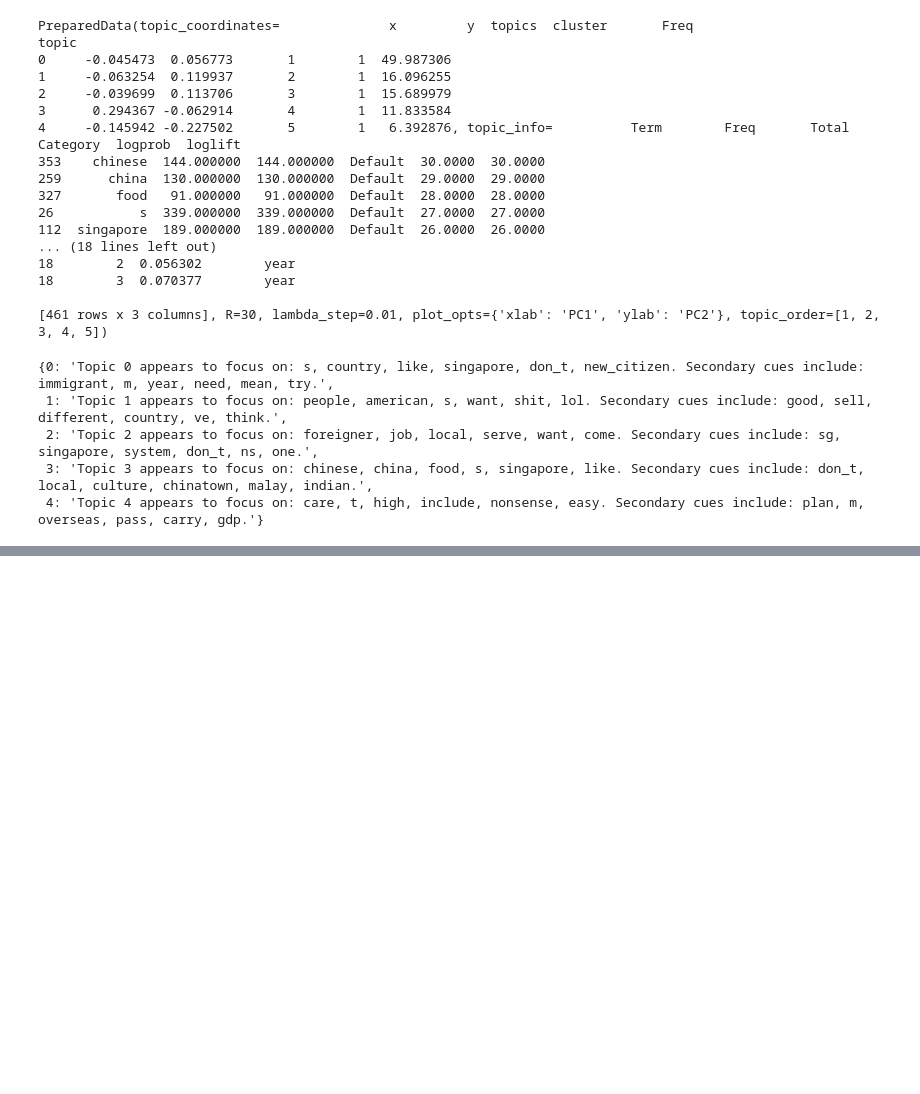
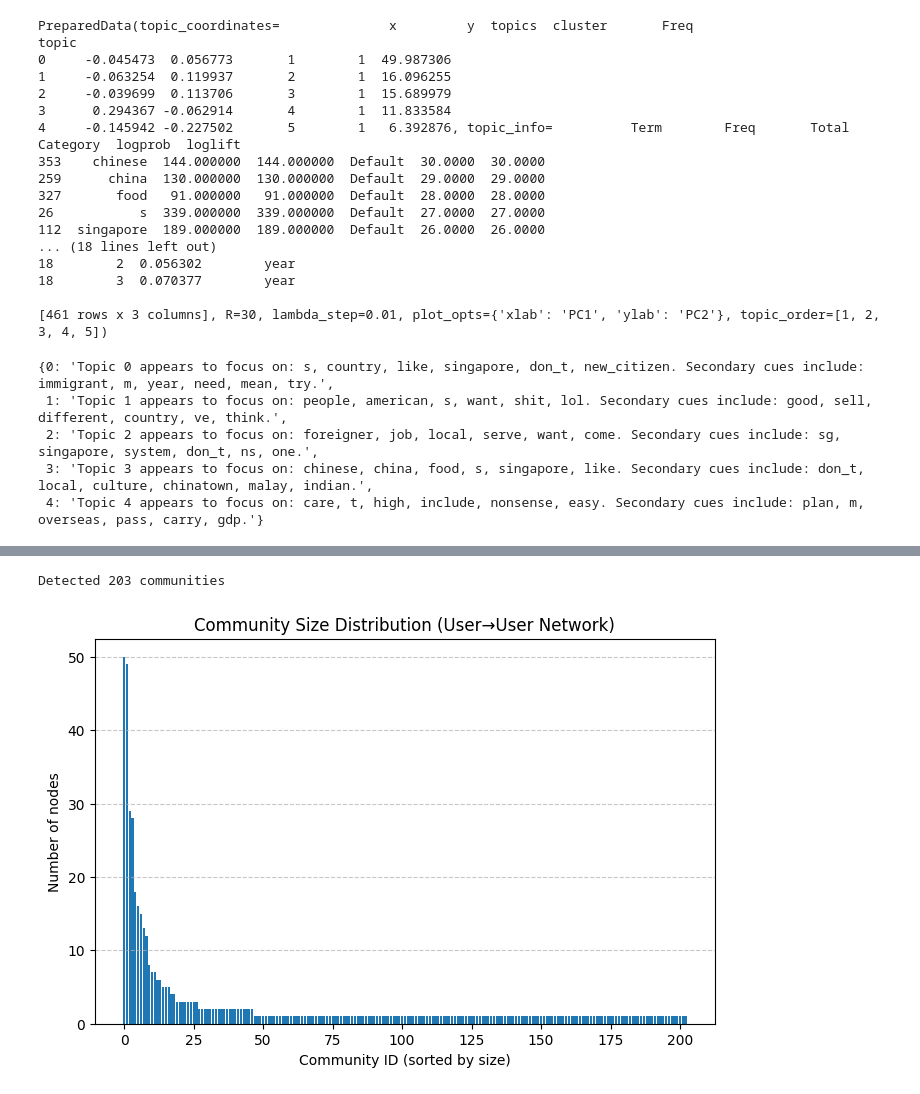
Before and after one commit to Keith-LJY001/NMC5342_A0234542L, a Jupyter notebook: NMC5342_A0234542L.ipynb, the cells around one changed output, grey strips where cells are left out. Drawn from its saved outputs; the diff is of its cells as text; code cells hidden in the pictures; blank space fills up the shorter version.

```diff
--- a/NMC5342_A0234542L.ipynb
+++ b/NMC5342_A0234542L.ipynb
@@ -867,0 +1219,17 @@ descs
+# %%
+#Weighted degrees restricted to that community
+in_deg_w   = dict(G_human.in_degree(nodes_in_largest, weight="weight"))
+out_deg_w  = dict(G_human.out_degree(nodes_in_largest, weight="weight"))
+tot_deg_w  = {n: in_deg_w.get(n,0) + out_deg_w.get(n,0) for n in nodes_in_largest}
+
+def top10(d):
+    return sorted(d.items(), key=lambda x: x[1], reverse=True)[:10]
+
+print("Top-10 (weighted in-degree) in largest community:")
+for n, s in top10(in_deg_w):  print(n, s)
+
+print("\nTop-10 (weighted out-degree) in largest community:")
+for n, s in top10(out_deg_w): print(n, s)
+
+print("\nTop-10 (weighted total degree) in largest community:")
+for n, s in top10(tot_deg_w): print(n, s)
@@ -867,0 +1254,42 @@ descs
+# %%
+import networkx as nx
+import matplotlib.pyplot as plt
+from collections import Counter
+from networkx.algorithms.community import greedy_modularity_communities
+
+#make an undirected weighted copy for modularity
+G_und = nx.Graph()
+G_und.add_nodes_from(G_human.nodes())
+for u, v, d in G_human.edges(data=True):
+    w = d.get("weight", 1)
+    if G_und.has_edge(u, v):
+        G_und[u][v]["weight"] += w
+    else:
+        G_und.add_edge(u, v, weight=w)
+
+#detect communities
+comms = list(greedy_modularity_communities(G_und, weight="weight"))
+print(f"Detected {len(comms)} communities")
+
+#node -> community id map (attach to directed graph)
+comm_map = {}
+for cid, cset in enumerate(comms):
+    for n in cset:
+        comm_map[n] = cid
+nx.set_node_attributes(G_human, comm_map, "community")
+
+#size distribution plot (sorted by size)
+sizes = Counter(comm_map.values())
+sorted_sizes = sorted(sizes.items(), key=lambda x: x[1], reverse=True)
+community_ids, community_sizes = zip(*sorted_sizes)
+
+plt.figure(figsize=(8,5))
+plt.bar(range(len(community_sizes)), community_sizes)
+plt.xlabel("Community ID (sorted by size)")
+plt.ylabel("Number of nodes")
+plt.title("Community Size Distribution (User→User Network)")
+plt.grid(axis="y", linestyle="--", alpha=0.7)
+plt.show()
+# %% [output]
+Detected 203 communities
+[figure, added]
```
Also changed, not shown: parts of 46 cells of this notebook.
